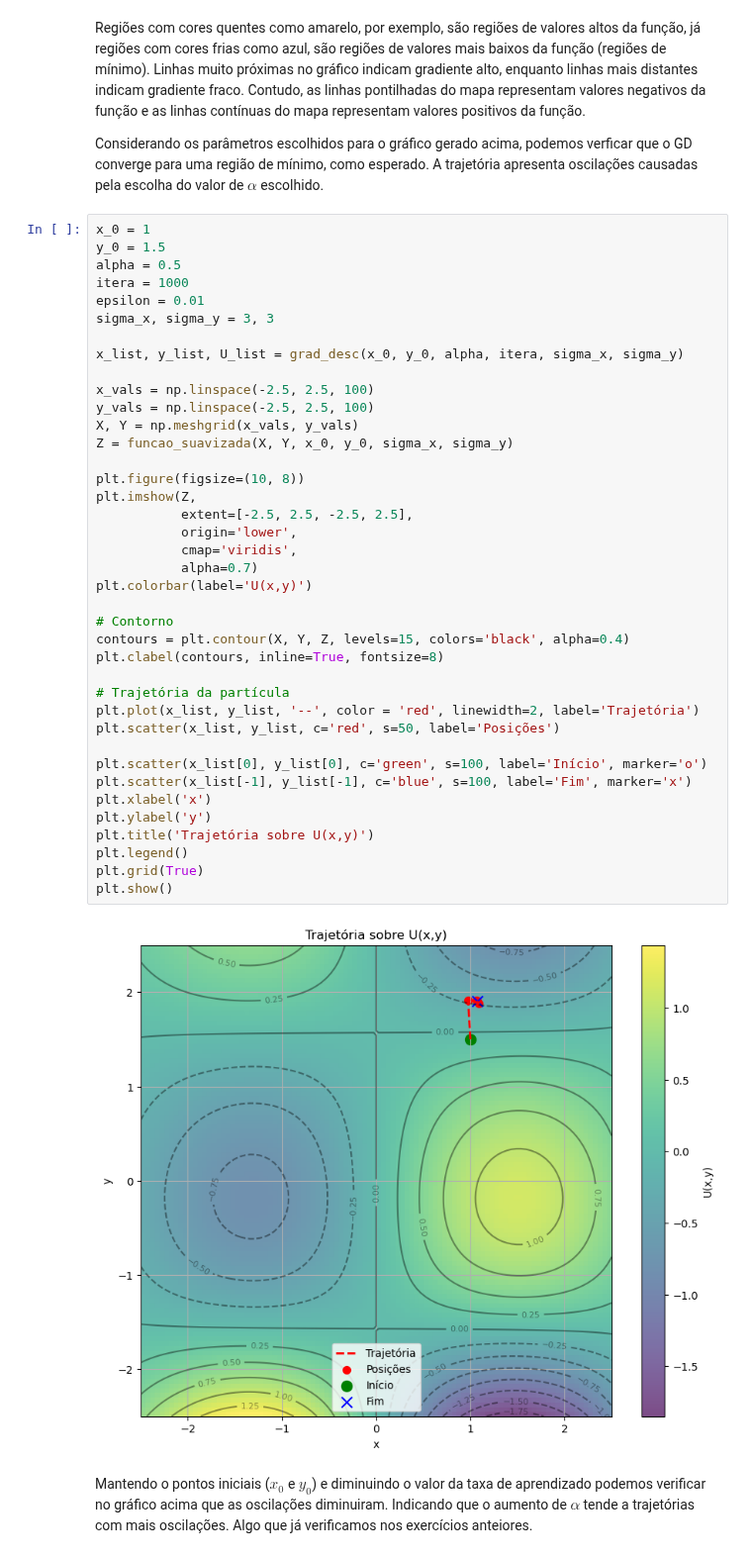
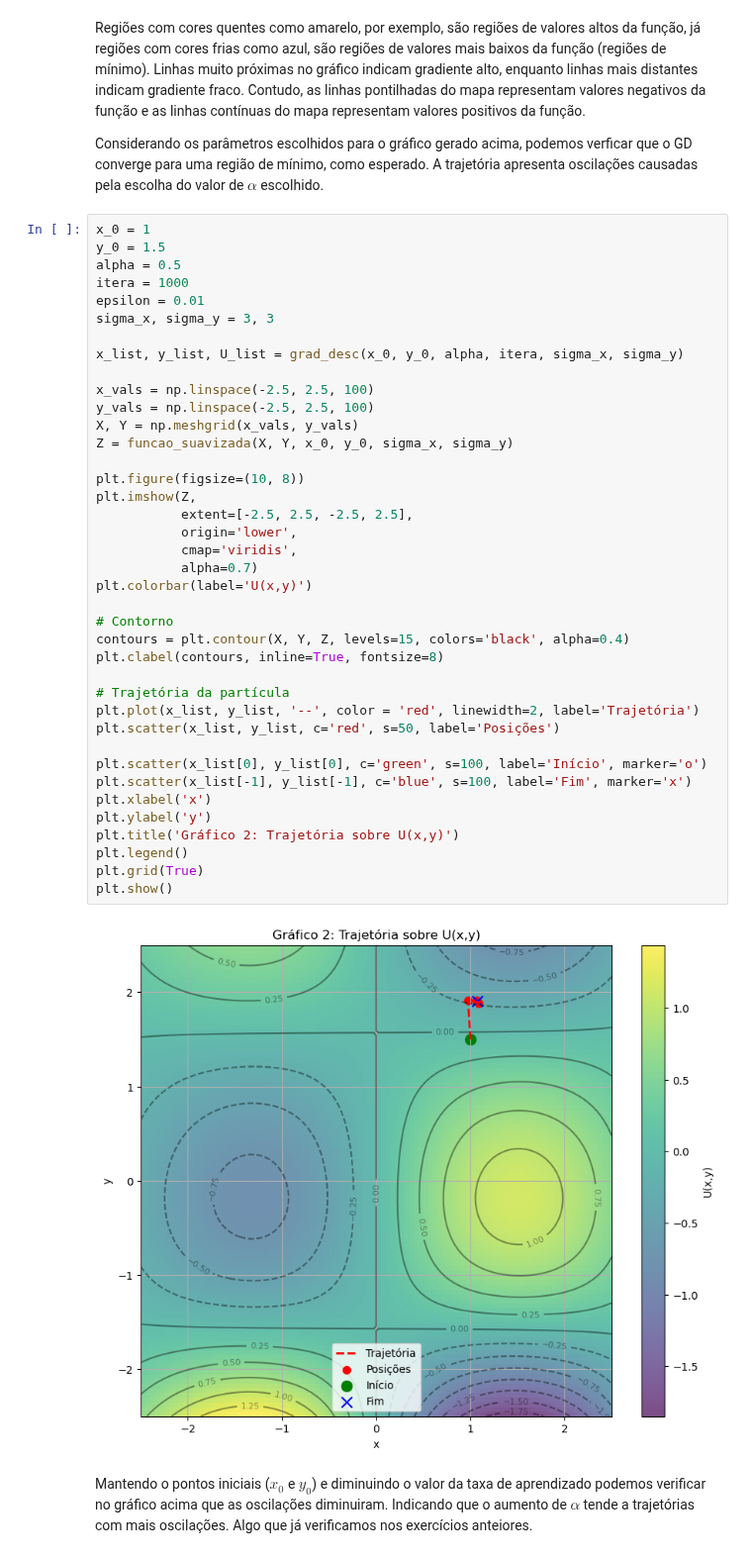
Before and after one commit to brunamendesfis/Computational_Physics, a Jupyter notebook: Redes_Neurais/Atividade_01/Exercício_04.ipynb, the cells around one changed output. Shown at 99% size. Cells and saved outputs as stored; diff of their text form.

```diff
--- a/Redes_Neurais/Atividade_01/Exercício_04.ipynb
+++ b/Redes_Neurais/Atividade_01/Exercício_04.ipynb
@@ -116,35 +116,35 @@ x_list, y_list, U_list = grad_desc(x_0, y_0, alpha, itera, sigma_x, sigma_y)
 
 x_vals = np.linspace(-2.5, 2.5, 100)
 y_vals = np.linspace(-2.5, 2.5, 100)
 X, Y = np.meshgrid(x_vals, y_vals)
 Z = funcao_suavizada(X, Y, x_0, y_0, sigma_x, sigma_y)
 
 plt.figure(figsize=(10, 8))
 plt.imshow(Z,
            extent=[-2.5, 2.5, -2.5, 2.5],
            origin='lower',
            cmap='viridis',
            alpha=0.7)
 plt.colorbar(label='U(x,y)')
 
 # Contorno
 contours = plt.contour(X, Y, Z, levels=15, colors='black', alpha=0.4)
 plt.clabel(contours, inline=True, fontsize=8)
 
 # Trajetória da partícula
 plt.plot(x_list, y_list, '--', color = 'red', linewidth=2, label='Trajetória')
 plt.scatter(x_list, y_list, c='red', s=50, label='Posições')
 
 plt.scatter(x_list[0], y_list[0], c='green', s=100, label='Início', marker='o')
 plt.scatter(x_list[-1], y_list[-1], c='blue', s=100, label='Fim', marker='x')
 plt.xlabel('x')
 plt.ylabel('y')
-plt.title('Trajetória sobre U(x,y)')
+plt.title('Gráfico 2: Trajetória sobre U(x,y)')
 plt.legend()
 plt.grid(True)
 plt.show()
 # %% [output]
-[figure, old version]
+[figure, new version]
 # %% [markdown]
 Mantendo o pontos iniciais ($x_0$ e $y_0$) e diminuindo o valor da taxa de aprendizado podemos verificar no gráfico acima que as oscilações diminuiram. Indicando que o aumento de $\alpha$ tende a trajetórias com mais oscilações. Algo que já verificamos nos exercícios anteiores.
 # %% [markdown]
```
Also changed, not shown: parts of 9 cells of this notebook, 2 other files.
